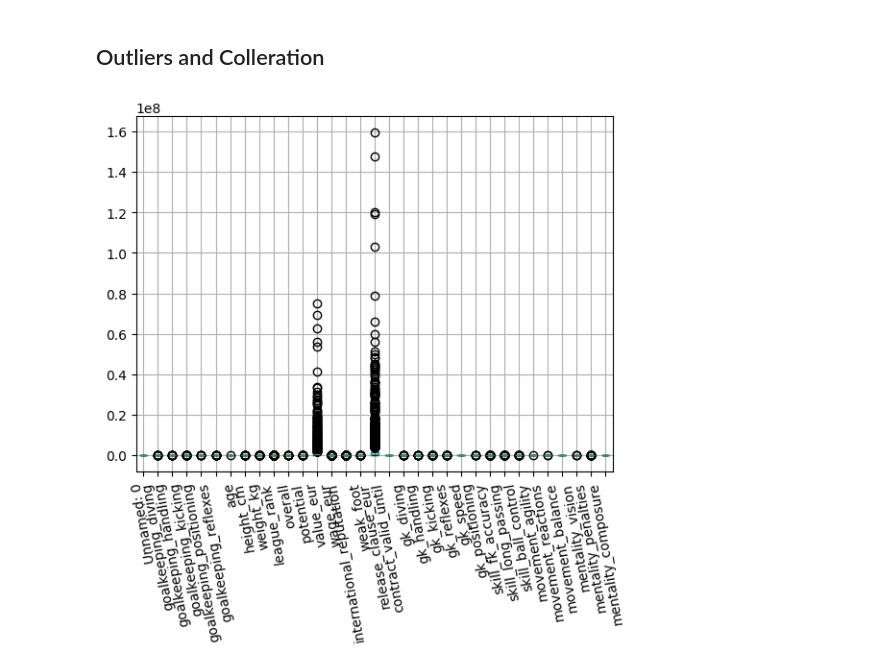
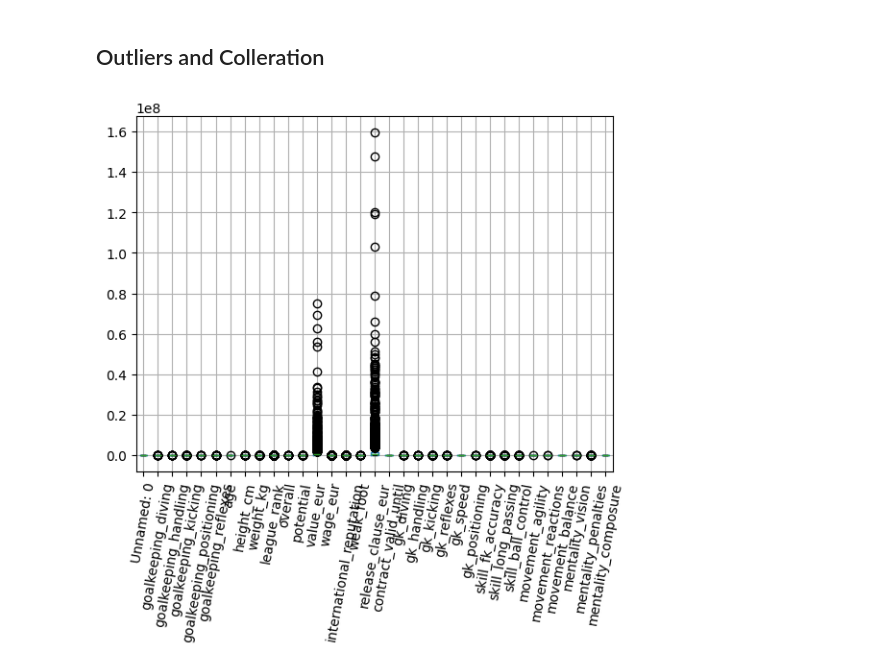
Before and after one commit to lucapuie05/fifa-price-predictor, a Jupyter notebook: notebooks/gk_set_cleaning_and_encoding.ipynb, the cells around one changed output. Cells and saved outputs as stored; diff of their text form; code cells hidden in the pictures.

```diff
--- a/notebooks/gk_set_cleaning_and_encoding.ipynb
+++ b/notebooks/gk_set_cleaning_and_encoding.ipynb
@@ -197,10 +198,10 @@ df['joined'] = pd.to_datetime(df['joined'])
 ## Outliers and Colleration
 # %%
 df.boxplot()
-plt.xticks(rotation = 100)
+plt.xticks(rotation = 80)
 plt.show()
 # %% [output]
-[figure, old version]
+[figure, new version]
 # %%
 corr = df.select_dtypes(include= 'number').corr()
 plt.figure(figsize= (15, 20))
```
Also changed, not shown: parts of 27 cells of this notebook.
